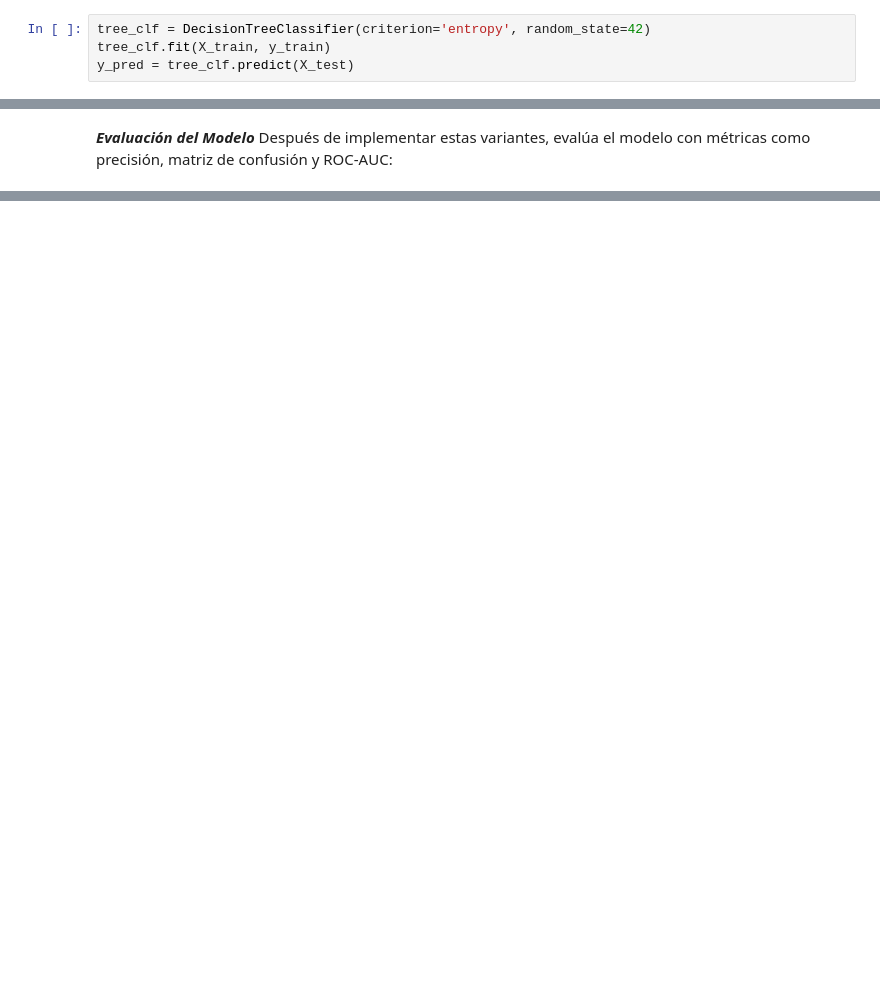
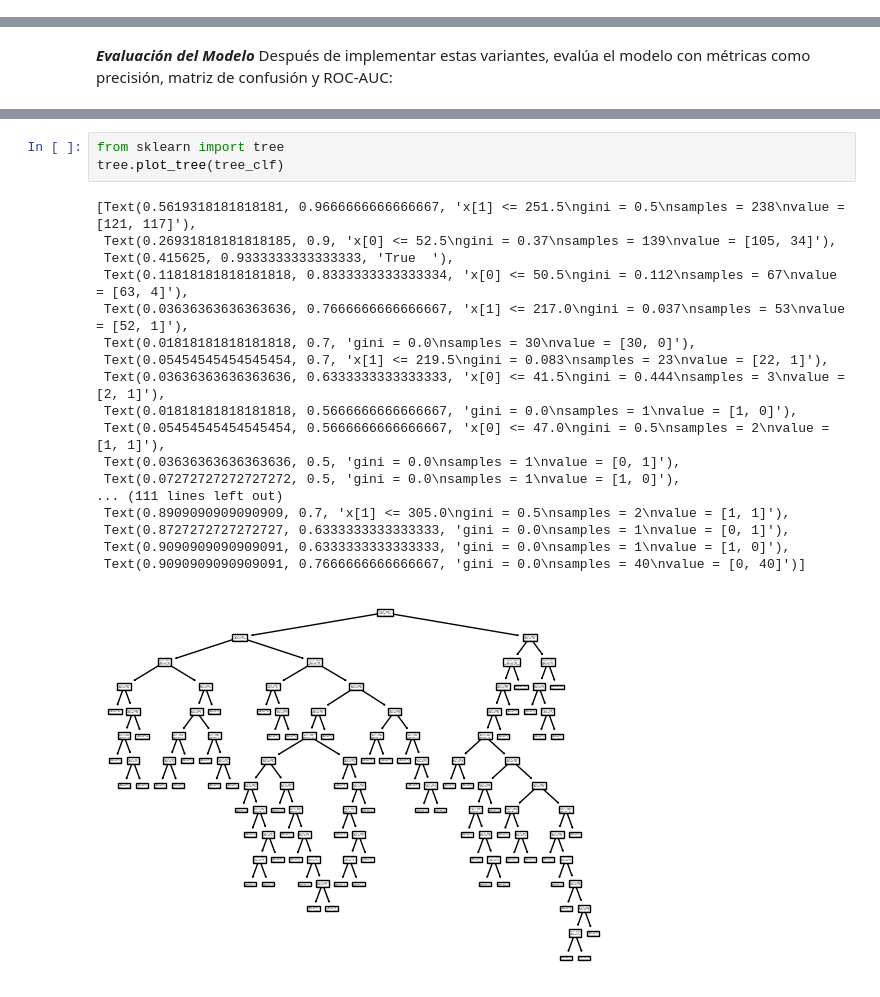
Before and after one commit to jgesc-05/clase-inteligencia-artificial, a Jupyter notebook: Fundamento_Cuaderno_11_Árboles_de_Decisión_para_Clasificación.ipynb, the cells around one changed output, grey strips where cells are left out. Drawn from its saved outputs; the diff is of its cells as text; blank space fills up the shorter version.

```diff
--- a/Fundamento_Cuaderno_11_Árboles_de_Decisión_para_Clasificación.ipynb
+++ b/Fundamento_Cuaderno_11_Árboles_de_Decisión_para_Clasificación.ipynb
@@ -361,4 +455,0 @@ Por defecto, el Árbol de Decisión usa el criterio gini. También puedes probar
-# %%
-tree_clf = DecisionTreeClassifier(criterion='entropy', random_state=42)
-tree_clf.fit(X_train, y_train)
-y_pred = tree_clf.predict(X_test)
@@ -380,0 +506,22 @@ if len(np.unique(y_test)) > 1:
+# %%
+from sklearn import tree
+tree.plot_tree(tree_clf)
+# %% [output]
+[Text(0.5619318181818181, 0.9666666666666667, 'x[1] <= 251.5\ngini = 0.5\nsamples = 238\nvalue = [121, 117]'),
+ Text(0.26931818181818185, 0.9, 'x[0] <= 52.5\ngini = 0.37\nsamples = 139\nvalue = [105, 34]'),
+ Text(0.415625, 0.9333333333333333, 'True  '),
+ Text(0.11818181818181818, 0.8333333333333334, 'x[0] <= 50.5\ngini = 0.112\nsamples = 67\nvalue = [63, 4]'),
+ Text(0.03636363636363636, 0.7666666666666667, 'x[1] <= 217.0\ngini = 0.037\nsamples = 53\nvalue = [52, 1]'),
+ Text(0.01818181818181818, 0.7, 'gini = 0.0\nsamples = 30\nvalue = [30, 0]'),
+ Text(0.05454545454545454, 0.7, 'x[1] <= 219.5\ngini = 0.083\nsamples = 23\nvalue = [22, 1]'),
+ Text(0.03636363636363636, 0.6333333333333333, 'x[0] <= 41.5\ngini = 0.444\nsamples = 3\nvalue = [2, 1]'),
+ Text(0.01818181818181818, 0.5666666666666667, 'gini = 0.0\nsamples = 1\nvalue = [1, 0]'),
+ Text(0.05454545454545454, 0.5666666666666667, 'x[0] <= 47.0\ngini = 0.5\nsamples = 2\nvalue = [1, 1]'),
+ Text(0.03636363636363636, 0.5, 'gini = 0.0\nsamples = 1\nvalue = [0, 1]'),
+ Text(0.07272727272727272, 0.5, 'gini = 0.0\nsamples = 1\nvalue = [1, 0]'),
+... (111 lines left out)
+ Text(0.8909090909090909, 0.7, 'x[1] <= 305.0\ngini = 0.5\nsamples = 2\nvalue = [1, 1]'),
+ Text(0.8727272727272727, 0.6333333333333333, 'gini = 0.0\nsamples = 1\nvalue = [0, 1]'),
+ Text(0.9090909090909091, 0.6333333333333333, 'gini = 0.0\nsamples = 1\nvalue = [1, 0]'),
+ Text(0.9090909090909091, 0.7666666666666667, 'gini = 0.0\nsamples = 40\nvalue = [0, 40]')]
+[figure, added]
```
Also changed, not shown: parts of 39 cells of this notebook.
